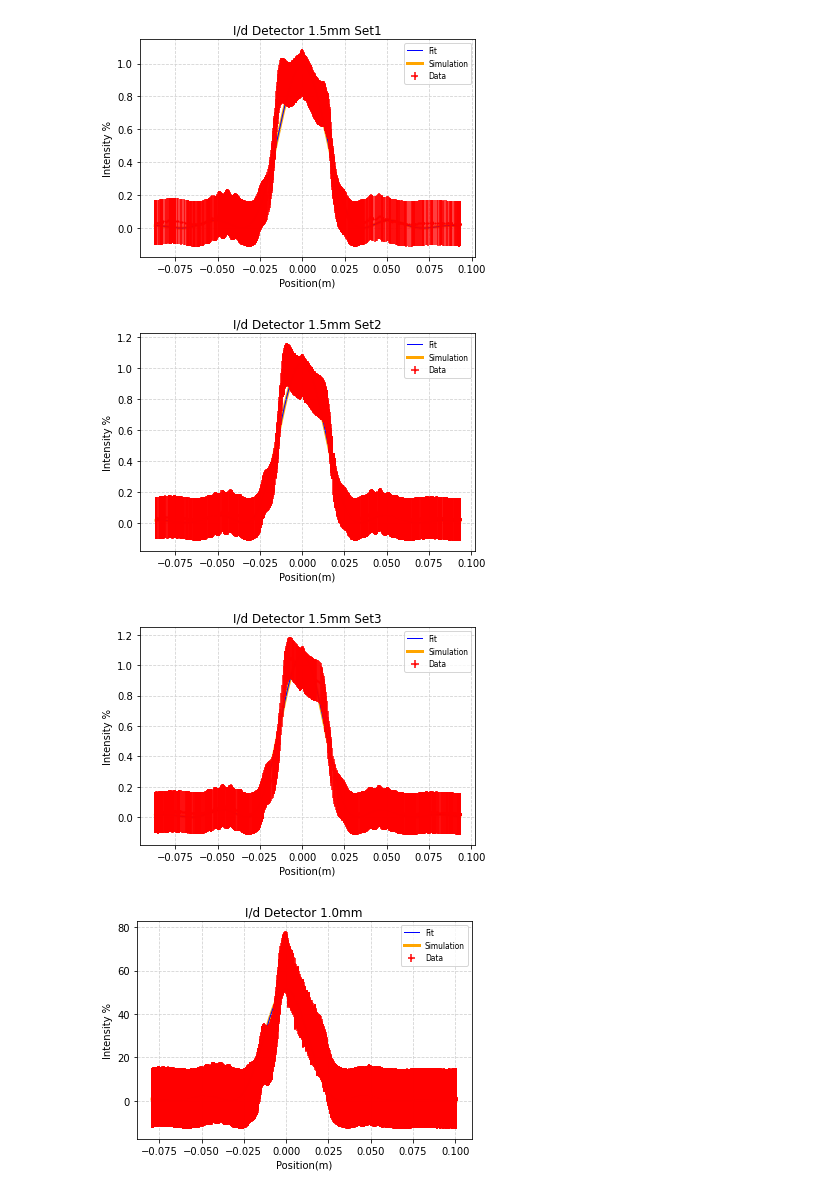
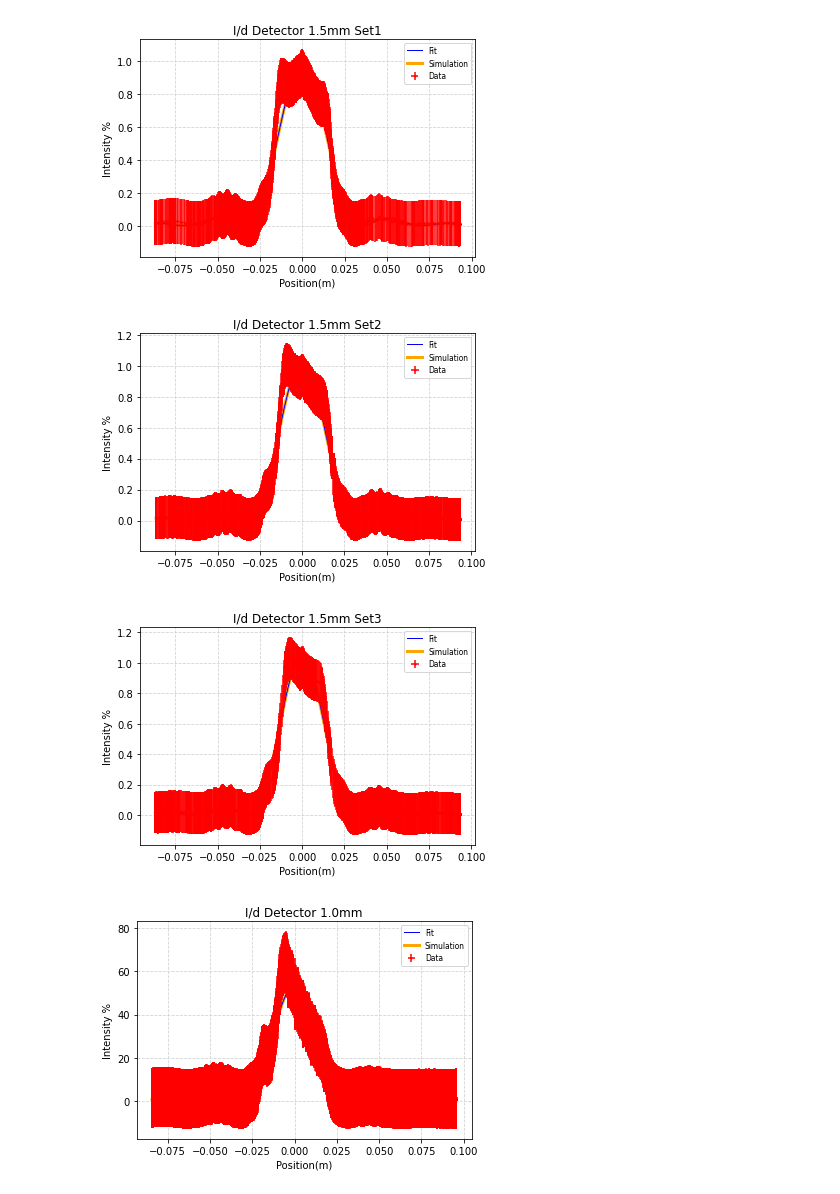
Before and after one commit to antonioriolo/OtticaGruppo8, a Jupyter notebook: code/Simulazione_e_Analisi_Parte_1.ipynb, the cells around one changed output. Saved outputs shown, nothing was run; the diff lists cells and outputs as text; code cells hidden in the pictures.

```diff
--- a/code/Simulazione_e_Analisi_Parte_1.ipynb
+++ b/code/Simulazione_e_Analisi_Parte_1.ipynb
@@ -99,13 +99,13 @@ xdata3 = xdata1
 
 
 maxint = np.argmax(Idata)
-xdata = (xdata-xdata[maxint])
+xdata = (xdata-xdata[maxint]-0.0001)
 
 maxint = np.argmax(Idata2)
-xdata2 = (xdata2-xdata2[maxint])
+xdata2 = (xdata2-xdata2[maxint]-0.0002)
 
 maxint = np.argmax(Idata3)
-xdata3 = (xdata3-xdata3[maxint])
+xdata3 = (xdata3-xdata3[maxint]-0.00005)
 
 maxint = np.argmax(Idata4)
 xdata4 = (xdata4-xdata4[maxint])
@@ -473,11 +473,10 @@ print(6.45*10**(-7))
 print(0.15*10**(-7))
 
 for ax in axs.flat:
-    ax.set(xlabel='x(m)', ylabel='Intensity %')
-axs[0, 0].label_outer()
-axs[0, 1].label_outer()
+    ax.set(xlabel='Position(m)', ylabel='Intensity %')
+
 axs[0, 1].yaxis.tick_right()
-axs[0, 1].set(ylabel='Intensity')
+axs[0, 1].set(ylabel='Intensity %')
 plt.show()
 fig.savefig(f'4Grafici_0.16.pdf',dpi = 300)
 
@@ -1629,16 +1615,16 @@ Table3 = Table3.transpose()
 Table4 = np.loadtxt("/content/drive/MyDrive/Github/OtticaGruppo8/sets/Alessio_0.02_1.0_candela.txt", delimiter="\t", skiprows=1, unpack = False)
 Table4 = Table4.transpose()
 
-Idata = Table[0]-0.013578
+Idata = Table[0]-0.013578-0.015
 xdata = Table[1]
 
-Idata2 = Table2[0]-0.013578
+Idata2 = Table2[0]-0.013578-0.015
 xdata2 = Table2[1]
 
-Idata3 = Table3[0]-0.013578
+Idata3 = Table3[0]-0.013578-0.015
 xdata3 = Table3[1]
 
-Idata4 = Table4[0]-0.013578
+Idata4 = Table4[0]-0.013578-0.015
 xdata4 = Table4[1]
 
 maxint = np.argmax(Idata)
@@ -1651,7 +1637,7 @@ maxint = np.argmax(Idata3)
 xdata3 = (xdata3-xdata3[maxint])
 
 maxint = np.argmax(Idata4)
-xdata4 = (xdata4-xdata4[maxint])
+xdata4 = (xdata4-xdata4[maxint]-0.005)
 
 
 minx = np.argmin(xdata)
@@ -1969,7 +1955,7 @@ print(((0.1/6.4)**2+(0.001/L)**2+(((6*8e-6)/mindiff)**2))**(1/2)*6.4*10**(-7)*L/
 axs[1, 1].grid(color='lightgray',linestyle="--",zorder=0)
 axs[1, 1].plot(xfitb4, yfitb4, linewidth=1, zorder=3, color="blue", label='Fit')
 #axs[1, 1].plot(x4,y4, label="Simulation", color="orange", linewidth=3, zorder=1)
-axs[1, 1].errorbar(xdata14,Idata14,label="Data", color = "red", fmt='o', markersize=0.55, zorder=4)
+axs[1, 1].errorbar(xdata14,Idata14, label="Data", color = "red", fmt='o', markersize=0.55, zorder=4)
 axs[1, 1].set_title('I/d Detector 0.5mm')
 axs[1, 1].legend(loc="upper right",prop={'size': 7.5})
 axs[1, 1].yaxis.tick_right()
@@ -2010,11 +1996,10 @@ print(np.mean(np.array([b11,b12,b21,b22,b31,b32,b41,b42])))
 print(np.std(np.array([b11,b12,b21,b22,b31,b32,b41,b42])))
 
 for ax in axs.flat:
-    ax.set(xlabel='x(m)', ylabel='Intensity %')
-axs[0, 0].label_outer()
-axs[0, 1].label_outer()
+    ax.set(xlabel='Position(m)', ylabel='Intensity %')
+
 axs[0, 1].yaxis.tick_right()
-axs[0, 1].set(ylabel='Intensity')
+axs[0, 1].set(ylabel='Intensity %')
 plt.show()
 fig.savefig(f'4Grafici_0.02.pdf',dpi = 300)
 
@@ -2112,7 +2097,7 @@ b finale per 0.02
 [figure]
-[figure, old version]
+[figure, new version]
-[figure, old version]
+[figure, new version]
-[figure, old version]
+[figure, new version]
 # %%
 def distanceFunctionFit(x,b,intensity):
   return (intensity*((np.sin(np.pi*b/lung_onda*np.sin(np.arctan(x/L))))/(np.pi*b/lung_onda*np.sin(np.arctan(x/L))))**2)
```
Also changed, not shown: parts of 5 cells of this notebook.
